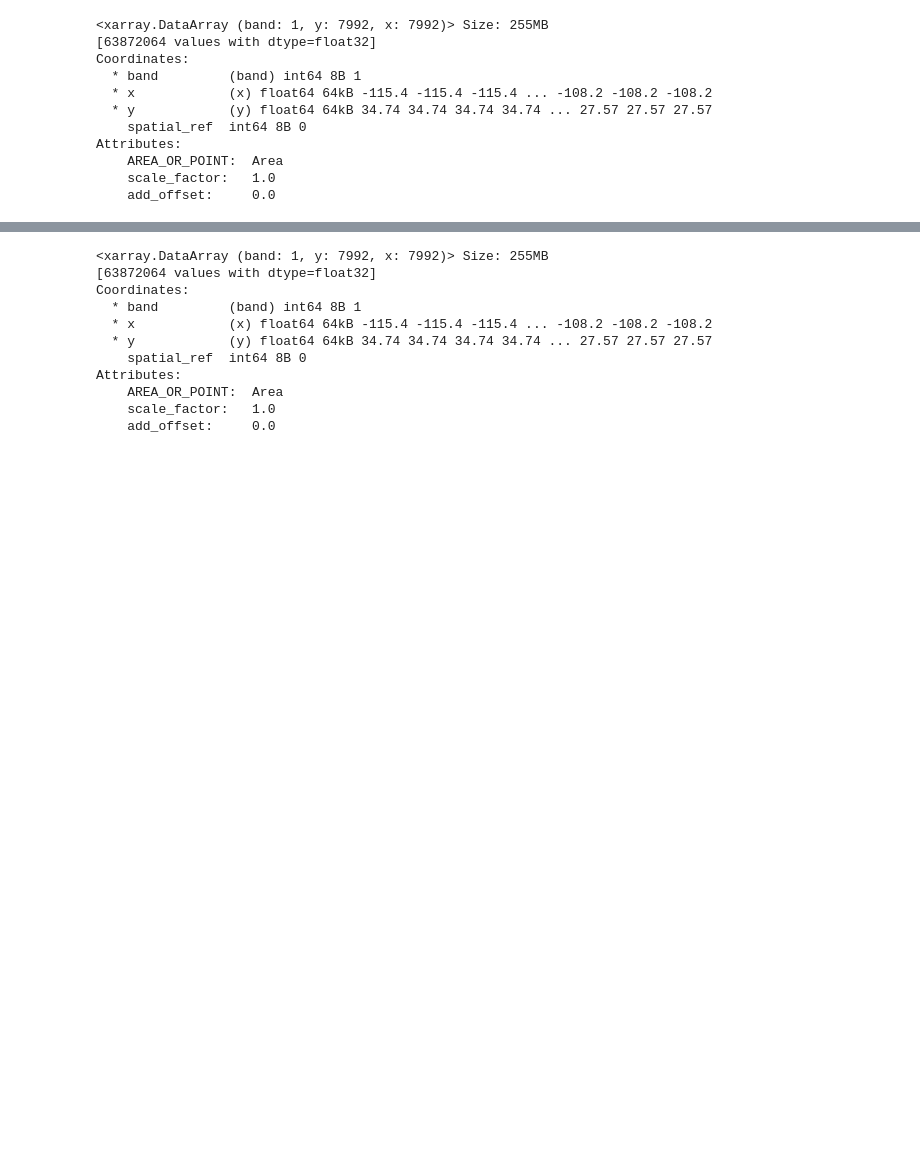
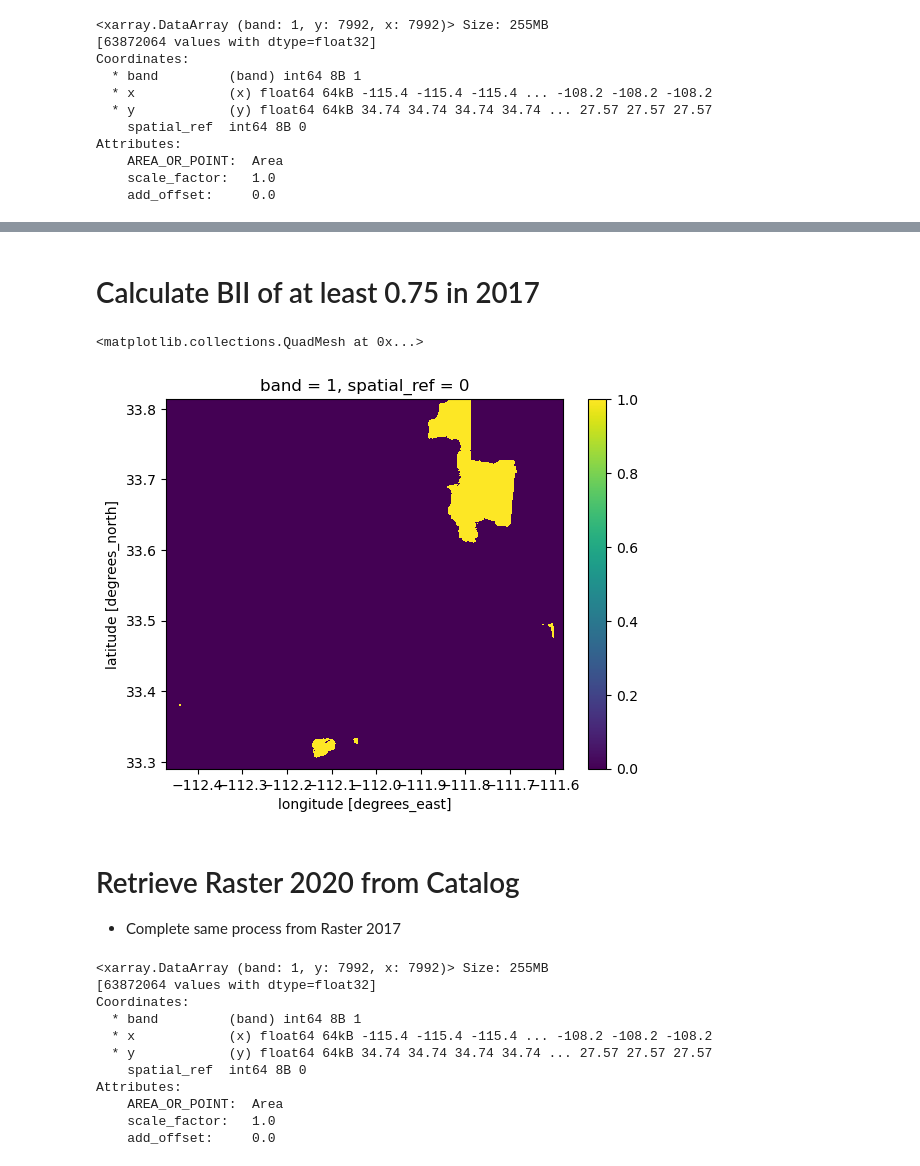
Before and after one commit to marietolteca00/biodiversity_intact_phoenix, a Jupyter notebook: final_task2_biodiv_intact.ipynb, the cells around one changed output, grey strips where cells are left out. Saved outputs shown, nothing was run; the diff lists cells and outputs as text; code cells hidden in the pictures; blank space fills up the shorter version.

```diff
--- a/final_task2_biodiv_intact.ipynb
+++ b/final_task2_biodiv_intact.ipynb
@@ -181,3 +244,16 @@ Attributes:
+# %% [markdown]
+# Calculate BII of at least 0.75 in 2017
+# %%
+# Grab the difference
+bii_2017 = raster_2017_clip > 0.75
+# View
+bii_2017.plot()
+# %% [output]
+<matplotlib.collections.QuadMesh at 0x...>
+[figure, added]
+# %% [markdown]
+# Retrieve Raster 2020 from Catalog
+- Complete same process from Raster 2017
 # %%
 # Access Raster Data from item
 raster_2020 = rioxr.open_rasterio(items_2020.assets['data'].href)
```
Also changed, not shown: parts of 38 cells of this notebook, 1 other file.
